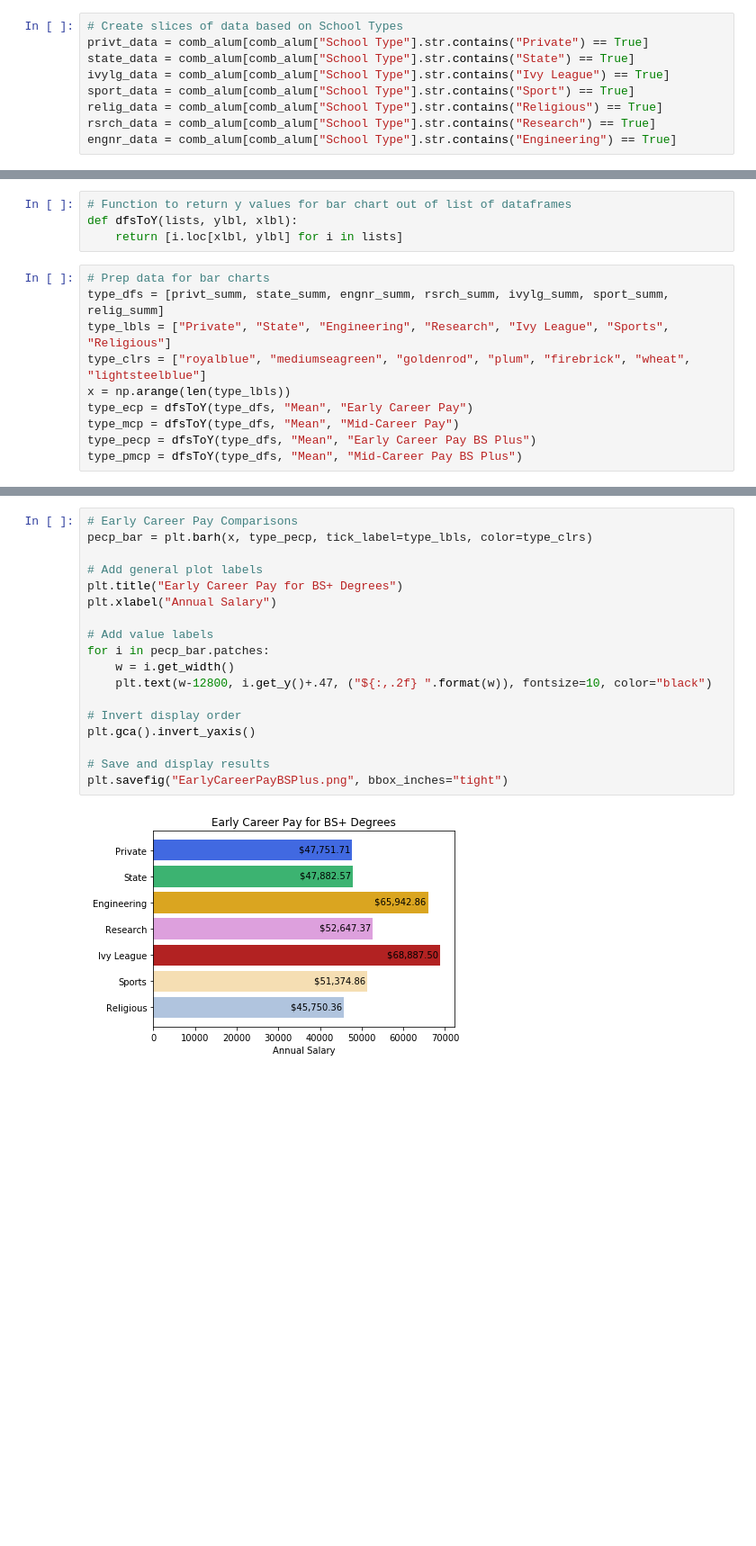
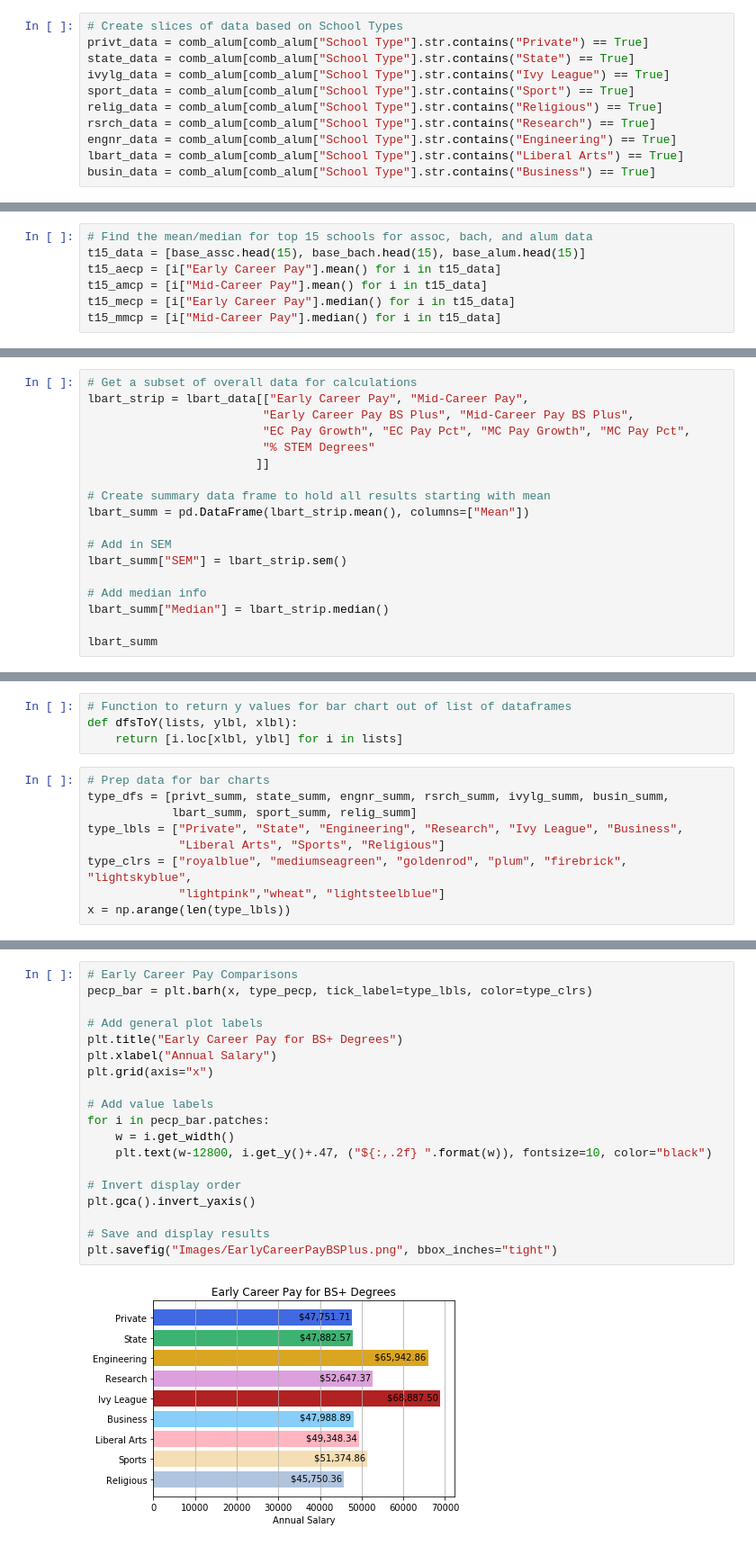
Before and after one commit to rohitrao1/Analysis-of-Higher-Education, a Jupyter notebook: ABComp.ipynb, the cells around one changed output, grey strips where cells are left out. Shown: that part at 90% size. Saved outputs shown, nothing was run; the diff lists cells and outputs as text; blank space fills up the shorter version.

```diff
--- a/ABComp.ipynb
+++ b/ABComp.ipynb
@@ -76,6 +85,8 @@ sport_data = comb_alum[comb_alum["School Type"].str.contains("Sport") == True]
 relig_data = comb_alum[comb_alum["School Type"].str.contains("Religious") == True]
 rsrch_data = comb_alum[comb_alum["School Type"].str.contains("Research") == True]
 engnr_data = comb_alum[comb_alum["School Type"].str.contains("Engineering") == True]
+lbart_data = comb_alum[comb_alum["School Type"].str.contains("Liberal Arts") == True]
+busin_data = comb_alum[comb_alum["School Type"].str.contains("Business") == True]
 # %%
 display(ivylg_data)
 # %% [output]
@@ -99,0 +113,7 @@ display(ivylg_data)
+# %%
+# Find the mean/median for top 15 schools for assoc, bach, and alum data
+t15_data = [base_assc.head(15), base_bach.head(15), base_alum.head(15)]
+t15_aecp = [i["Early Career Pay"].mean() for i in t15_data]
+t15_amcp = [i["Mid-Career Pay"].mean() for i in t15_data]
+t15_mecp = [i["Early Career Pay"].median() for i in t15_data]
+t15_mmcp = [i["Mid-Career Pay"].median() for i in t15_data]
@@ -327,0 +393,18 @@ sport_summ
+# %%
+# Get a subset of overall data for calculations
+lbart_strip = lbart_data[["Early Career Pay", "Mid-Career Pay",
+                         "Early Career Pay BS Plus", "Mid-Career Pay BS Plus",
+                         "EC Pay Growth", "EC Pay Pct", "MC Pay Growth", "MC Pay Pct",
+                         "% STEM Degrees"
+                        ]]
+
+# Create summary data frame to hold all results starting with mean
+lbart_summ = pd.DataFrame(lbart_strip.mean(), columns=["Mean"])
+
+# Add in SEM
+lbart_summ["SEM"] = lbart_strip.sem()
+
+# Add median info
+lbart_summ["Median"] = lbart_strip.median()
+
+lbart_summ
@@ -331,11 +425,10 @@ def dfsToY(lists, ylbl, xlbl):
     return [i.loc[xlbl, ylbl] for i in lists]
 # %%
 # Prep data for bar charts
-type_dfs = [privt_summ, state_summ, engnr_summ, rsrch_summ, ivylg_summ, sport_summ, relig_summ]
-type_lbls = ["Private", "State", "Engineering", "Research", "Ivy League", "Sports", "Religious"]
-type_clrs = ["royalblue", "mediumseagreen", "goldenrod", "plum", "firebrick", "wheat", "lightsteelblue"]
+type_dfs = [privt_summ, state_summ, engnr_summ, rsrch_summ, ivylg_summ, busin_summ,
+            lbart_summ, sport_summ, relig_summ]
+type_lbls = ["Private", "State", "Engineering", "Research", "Ivy League", "Business",
+             "Liberal Arts", "Sports", "Religious"]
+type_clrs = ["royalblue", "mediumseagreen", "goldenrod", "plum", "firebrick", "lightskyblue",
+             "lightpink","wheat", "lightsteelblue"]
 x = np.arange(len(type_lbls))
-type_ecp = dfsToY(type_dfs, "Mean", "Early Career Pay")
-type_mcp = dfsToY(type_dfs, "Mean", "Mid-Career Pay")
-type_pecp = dfsToY(type_dfs, "Mean", "Early Career Pay BS Plus")
-type_pmcp = dfsToY(type_dfs, "Mean", "Mid-Career Pay BS Plus")
@@ -382,23 +487,24 @@ plt.savefig("MidCareerPayBSOnly.png", bbox_inches="tight")
 # %%
 # Early Career Pay Comparisons
 pecp_bar = plt.barh(x, type_pecp, tick_label=type_lbls, color=type_clrs)
 
 # Add general plot labels
 plt.title("Early Career Pay for BS+ Degrees")
 plt.xlabel("Annual Salary")
+plt.grid(axis="x")
 
 # Add value labels
 for i in pecp_bar.patches:
     w = i.get_width()
     plt.text(w-12800, i.get_y()+.47, ("${:,.2f} ".format(w)), fontsize=10, color="black")
 
 # Invert display order
 plt.gca().invert_yaxis()
 
 # Save and display results
-plt.savefig("EarlyCareerPayBSPlus.png", bbox_inches="tight")
+plt.savefig("Images/EarlyCareerPayBSPlus.png", bbox_inches="tight")
 # %% [output]
-[figure, old version]
+[figure, new version]
 # %%
 # Early Career Pay Comparisons
 pmcp_bar = plt.barh(x, type_pmcp, tick_label=type_lbls, color=type_clrs)
```
Also changed, not shown: parts of 20 cells of this notebook, 4 other files.
